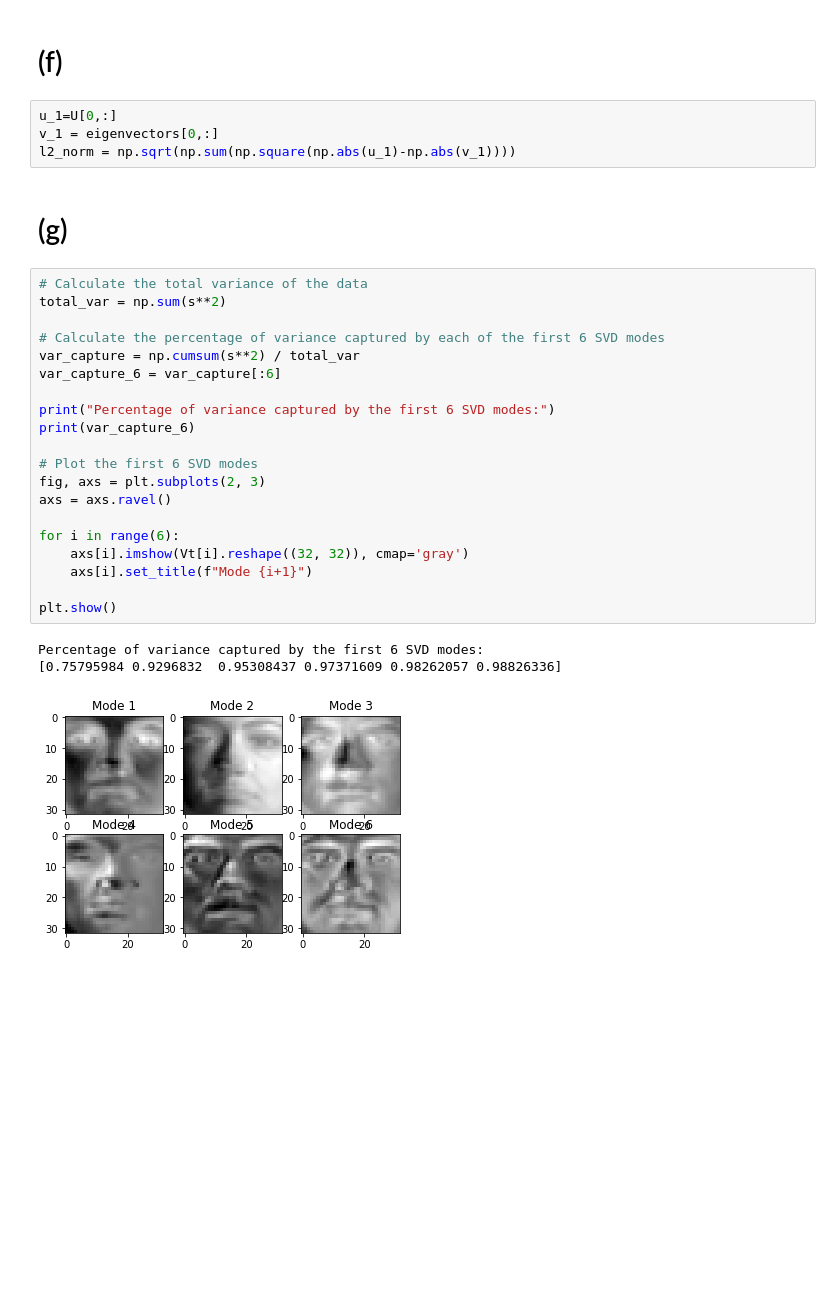
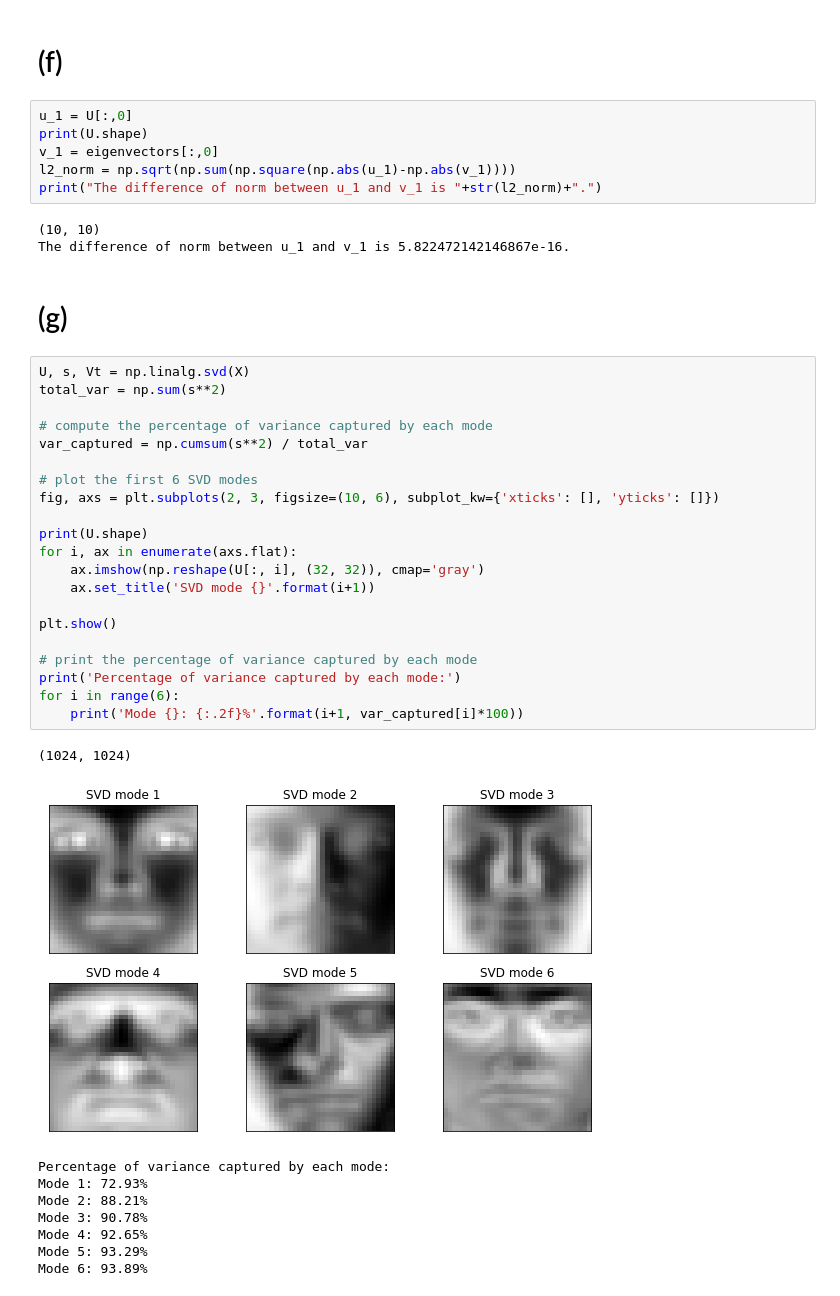
Before and after one commit to ZiwenLi0325/EE399, a Jupyter notebook: hw2/hw2.ipynb, the cells around one changed output. Cells and saved outputs as stored; diff of their text form; blank space fills up the shorter version.

```diff
--- a/hw2/hw2.ipynb
+++ b/hw2/hw2.ipynb
@@ -171,32 +147,44 @@ for i in range(6):
 # %% [markdown]
 # (f)
 # %%
-u_1=U[0,:]
-v_1 = eigenvectors[0,:]
+u_1 = U[:,0]
+print(U.shape)
+v_1 = eigenvectors[:,0]
 l2_norm = np.sqrt(np.sum(np.square(np.abs(u_1)-np.abs(v_1))))
+print("The difference of norm between u_1 and v_1 is "+str(l2_norm)+".")
+# %% [output]
+(10, 10)
+The difference of norm between u_1 and v_1 is 5.822472142146867e-16.
 # %% [markdown]
 # (g)
-# %%
-# Calculate the total variance of the data
-total_var = np.sum(s**2)
-
-# Calculate the percentage of variance captured by each of the first 6 SVD modes
-var_capture = np.cumsum(s**2) / total_var
-var_capture_6 = var_capture[:6]
-
-print("Percentage of variance captured by the first 6 SVD modes:")
-print(var_capture_6)
-
-# Plot the first 6 SVD modes
-fig, axs = plt.subplots(2, 3)
-axs = axs.ravel()
-
-for i in range(6):
-    axs[i].imshow(Vt[i].reshape((32, 32)), cmap='gray')
-    axs[i].set_title(f"Mode {i+1}")
-
-plt.show()
-# %% [output]
-Percentage of variance captured by the first 6 SVD modes:
-[0.75795984 0.9296832  0.95308437 0.97371609 0.98262057 0.98826336]
-[figure, removed]
+# %%
+U, s, Vt = np.linalg.svd(X)
+total_var = np.sum(s**2)
+
+# compute the percentage of variance captured by each mode
+var_captured = np.cumsum(s**2) / total_var
+
+# plot the first 6 SVD modes
+fig, axs = plt.subplots(2, 3, figsize=(10, 6), subplot_kw={'xticks': [], 'yticks': []})
+
+print(U.shape)
+for i, ax in enumerate(axs.flat):
+    ax.imshow(np.reshape(U[:, i], (32, 32)), cmap='gray')
+    ax.set_title('SVD mode {}'.format(i+1))
+
+plt.show()
+
+# print the percentage of variance captured by each mode
+print('Percentage of variance captured by each mode:')
+for i in range(6):
+    print('Mode {}: {:.2f}%'.format(i+1, var_captured[i]*100))
+# %% [output]
+(1024, 1024)
+[figure, added]
+Percentage of variance captured by each mode:
+Mode 1: 72.93%
+Mode 2: 88.21%
+Mode 3: 90.78%
+Mode 4: 92.65%
+Mode 5: 93.29%
+Mode 6: 93.89%
```
Also changed, not shown: parts of 2 cells of this notebook, 14 other files.
